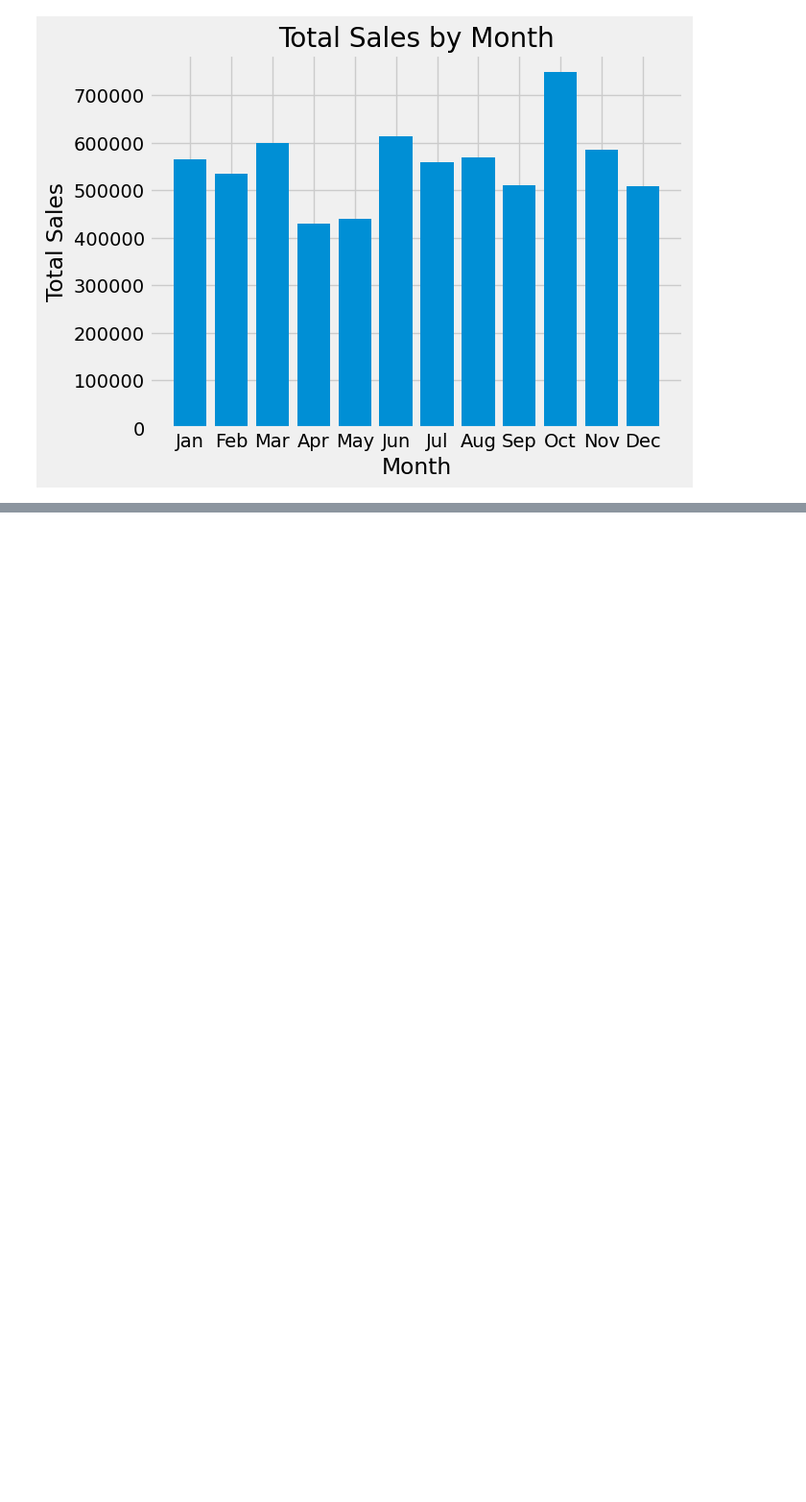
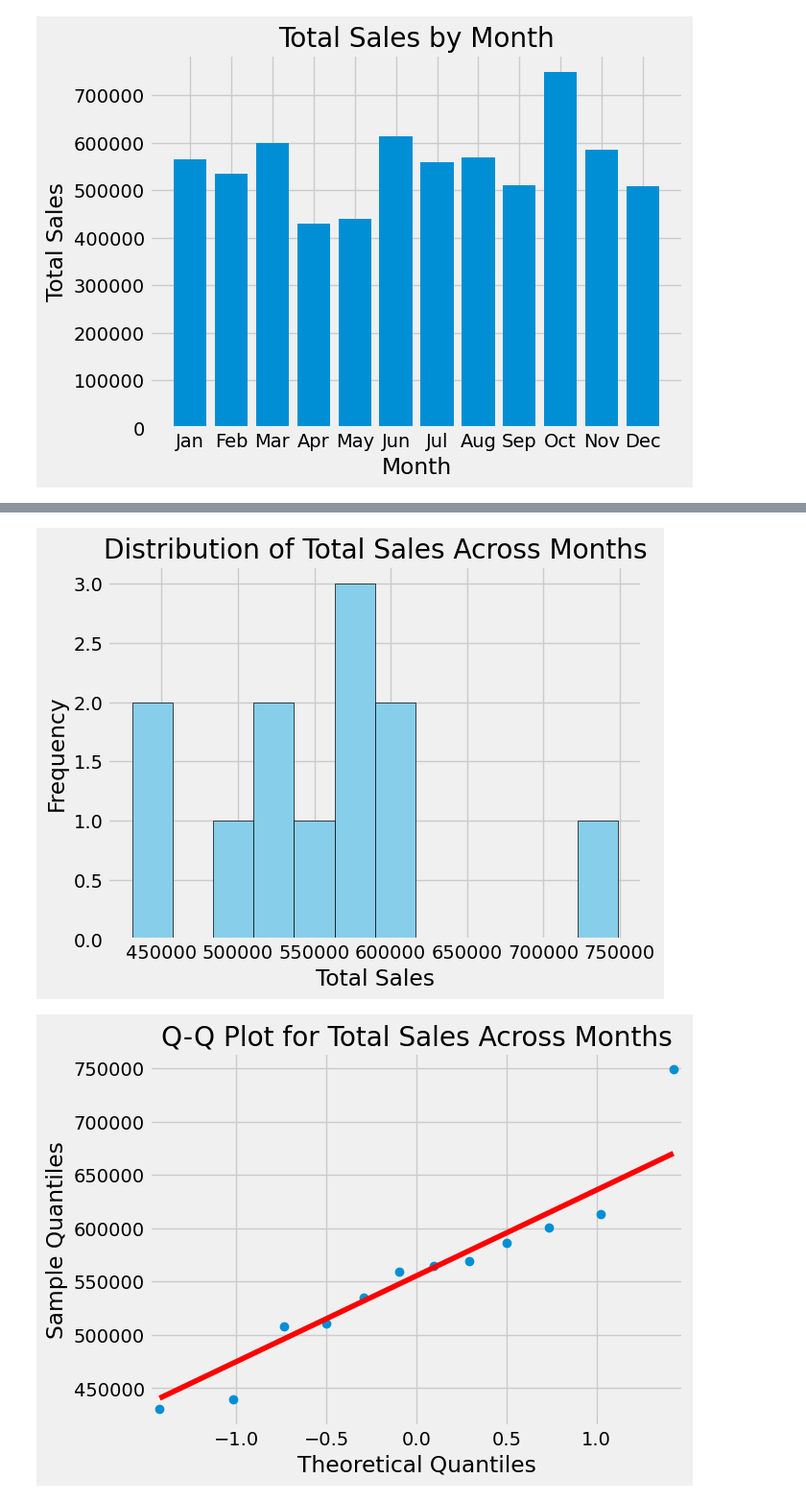
Before and after one commit to nani2357/Telangana_Growth_Analysis, a Jupyter notebook: notebooks/vehicles.ipynb, the cells around one changed output, grey strips where cells are left out. Shown at 96% size. Saved outputs shown, nothing was run; the diff lists cells and outputs as text; code cells hidden in the pictures; blank space fills up the shorter version.

```diff
--- a/notebooks/vehicles.ipynb
+++ b/notebooks/vehicles.ipynb
@@ -612,0 +623,24 @@ fig.write_html(os.path.join(save_dir, "combined_monthly_vehicle_sales_trends.htm
+# %%
+# Create 'total_sales' column by summing sales across all fuel types
+monthly_sales['total_sales'] = monthly_sales.sum(axis=1)
+
+# Sales for October
+october_sales = monthly_sales.loc['October', 'total_sales']
+
+# Sales for other months
+other_months_sales = monthly_sales[monthly_sales.index != 'October']['total_sales']
+# %%
+# Histogram for total_sales
+plt.hist(monthly_sales['total_sales'], bins=12, color='skyblue', edgecolor='black')
+plt.title("Distribution of Total Sales Across Months")
+plt.xlabel("Total Sales")
+plt.ylabel("Frequency")
+plt.show()
+
+# Q-Q plot for total_sales
+sm.qqplot(monthly_sales['total_sales'], line='s')
+plt.title("Q-Q Plot for Total Sales Across Months")
+plt.show()
+# %% [output]
+[figure, added]
+[figure, added]
```
Also changed, not shown: parts of 18 cells of this notebook, 1 other file.
